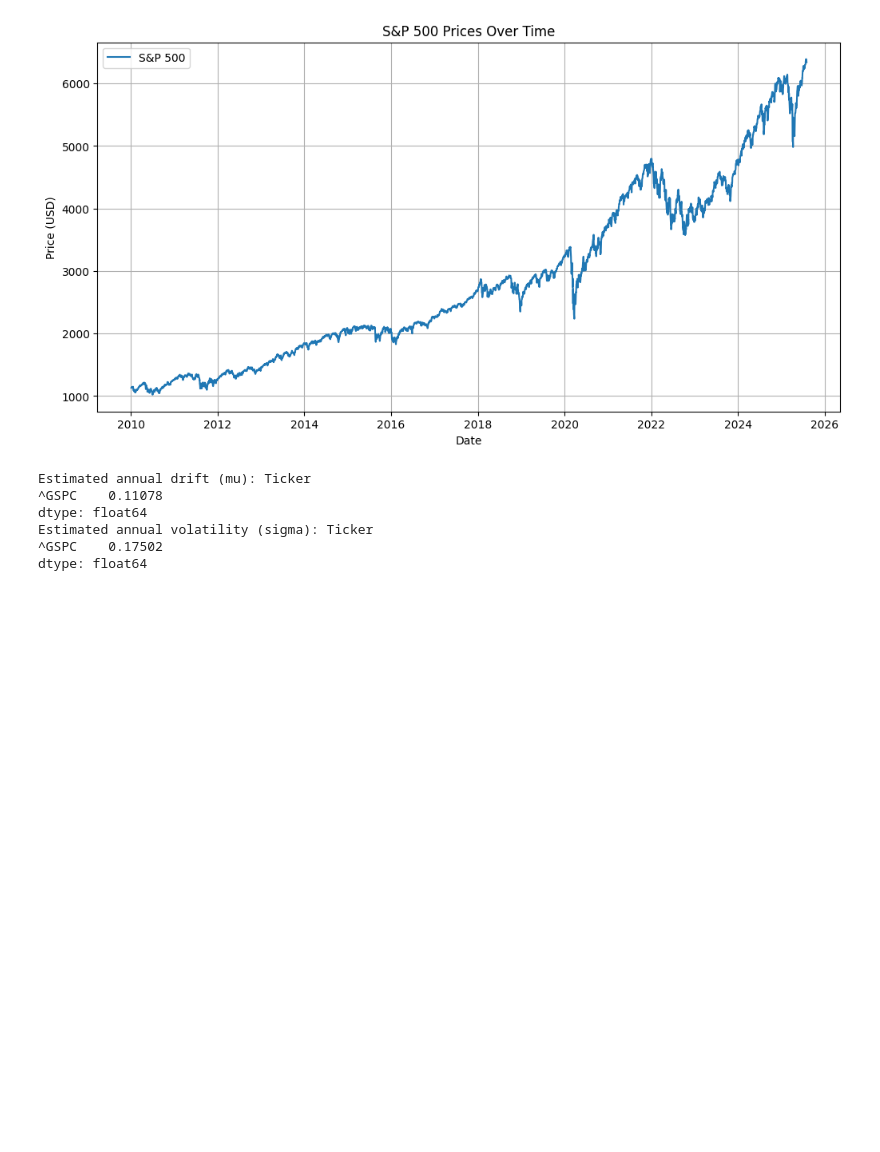
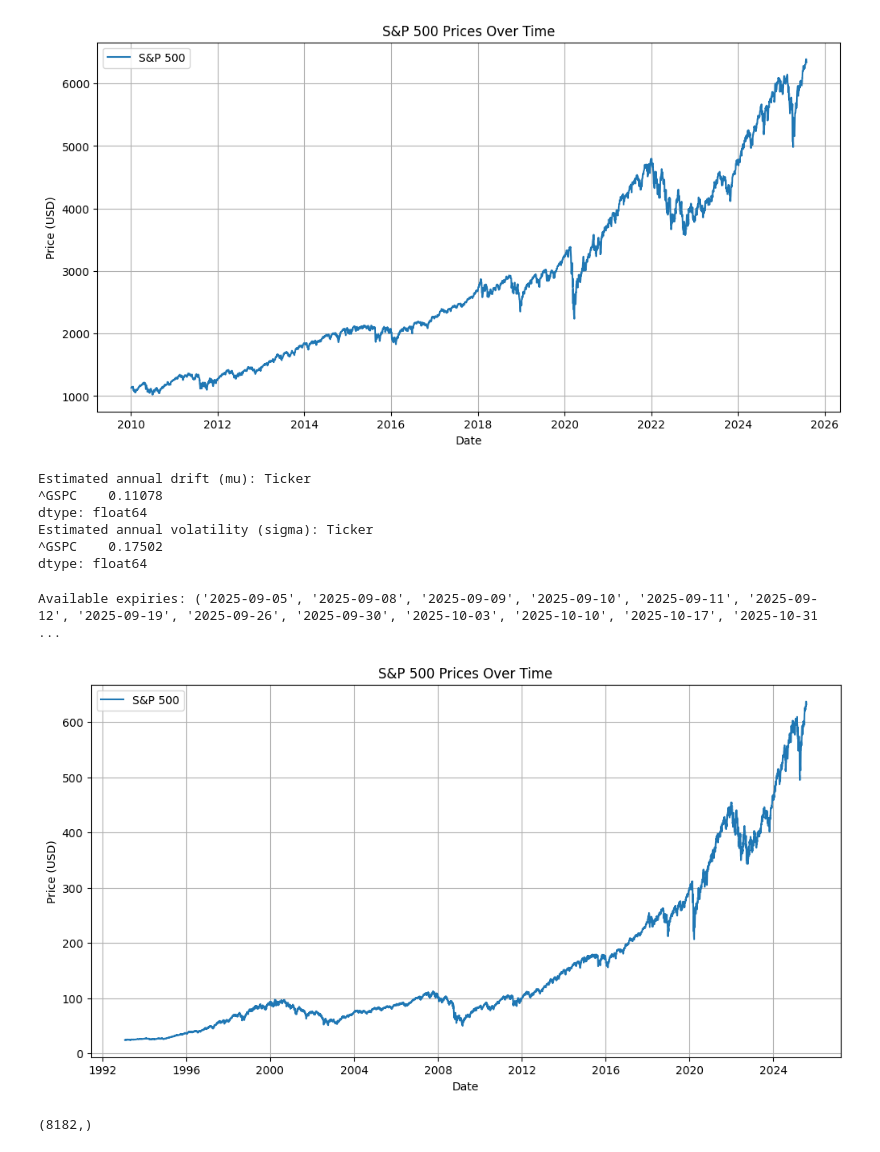
Before and after one commit to ojldoug/SDE_ARFF_GPU_financial_models, a Jupyter notebook: generate_snp500_data.ipynb, the cells around one changed output. Drawn from its saved outputs; the diff is of its cells as text; code cells hidden in the pictures; blank space fills up the shorter version.

Commit message:
options pricing verification

```diff
--- a/generate_snp500_data.ipynb
+++ b/generate_snp500_data.ipynb
@@ -57,3 +57,42 @@ Estimated annual volatility (sigma): Ticker
 dtype: float64
 # %%
 np.savez(f"training_data/SNP500.npz", trajectories=prices.values.reshape(1, 1, -1))
+# %%
+import yfinance as yf
+import pandas as pd
+
+ticker = "SPY"
+spy = yf.Ticker(ticker)
+
+# List all available expiry dates
+expiry_dates = spy.options  # returns list of strings like '2025-09-19'
+print("Available expiries:", expiry_dates)
+# %% [output]
+Available expiries: ('2025-09-05', '2025-09-08', '2025-09-09', '2025-09-10', '2025-09-11', '2025-09-12', '2025-09-19', '2025-09-26', '2025-09-30', '2025-10-03', '2025-10-10', '2025-10-17', '2025-10-31 ...
+# %%
+import yfinance as yf
+import pandas as pd
+import numpy as np
+
+# Select the Close column for SPY
+prices = data[("Close", "SPY")].dropna()
+
+# Save in the same format as your SDE training data
+np.savez("training_data/SPY.npz", trajectories=prices.values.reshape(1, 1, -1))
+# %%
+import matplotlib.pyplot as plt
+
+# prices is your Series with Date as index
+plt.figure(figsize=(12, 6))
+plt.plot(prices.index, prices.values, label="S&P 500")
+plt.title("S&P 500 Prices Over Time")
+plt.xlabel("Date")
+plt.ylabel("Price (USD)")
+plt.grid(True)
+plt.legend()
+plt.show()
+
+print(prices.shape)
+# %% [output]
+[figure, added]
+(8182,)
```
Also changed, not shown: parts of 2 cells of this notebook, 16 other files.
